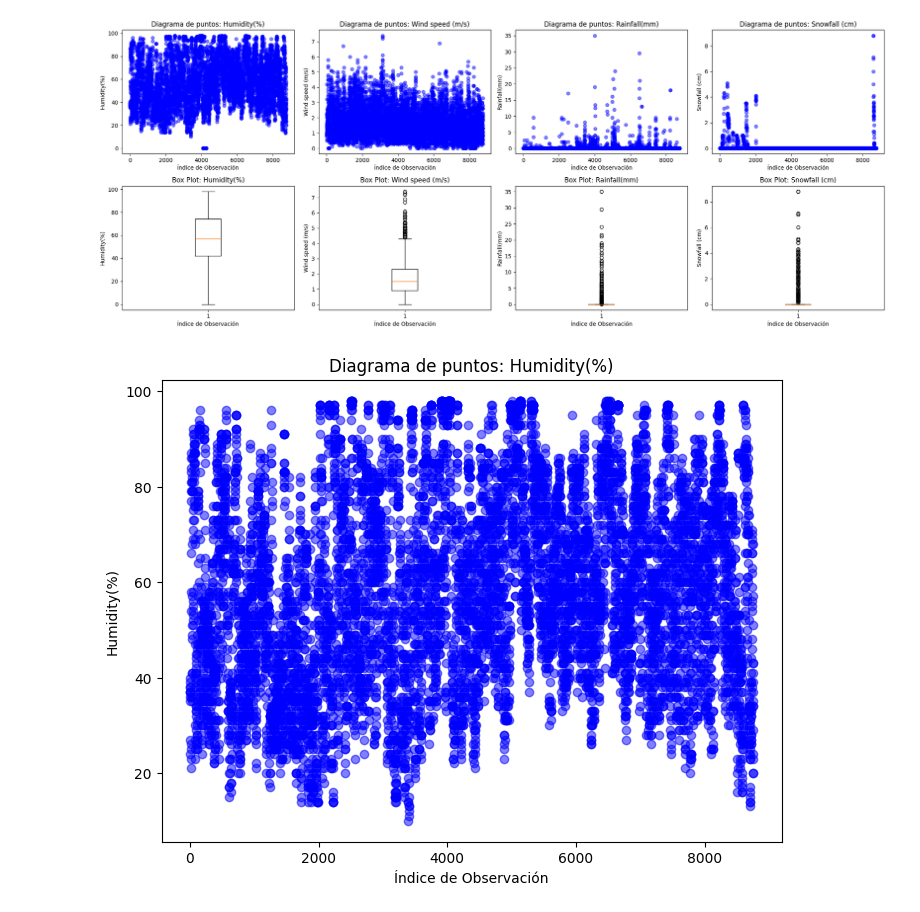
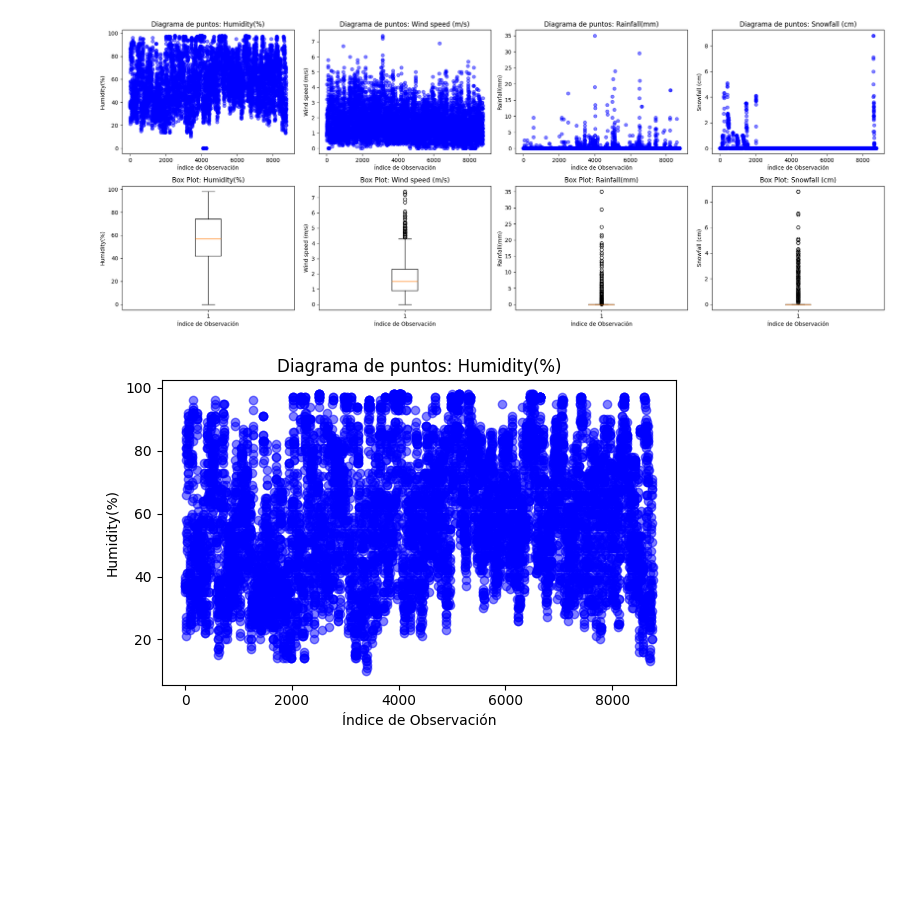
Before and after one commit to jerussi123/Proyectos, a Jupyter notebook: proyecto_1/Soporte_Limpieza.ipynb, the cells around one changed output. Cells and saved outputs as stored; diff of their text form; code cells hidden in the pictures; blank space fills up the shorter version.

Commit message:
Nueva imagen de puntos humedad

```diff
--- a/proyecto_1/Soporte_Limpieza.ipynb
+++ b/proyecto_1/Soporte_Limpieza.ipynb
@@ -185,13 +185,15 @@ plt.show()
 # %%
 data2 = data[data["Humidity(%)"] >= 5]
 
-plt.figure(figsize=(8, 6))
+plt.figure(figsize=(6, 4))
 plt.scatter(data2.index, data2["Humidity(%)"], alpha=0.5, color='blue')
 plt.title('Diagrama de puntos: Humidity(%)')
 plt.xlabel('Índice de Observación')
 plt.ylabel("Humidity(%)")
+plt.tight_layout()
+plt.savefig("Humedad_Arreglada")
 plt.show()
 # %% [output]
-[figure, old version]
+[figure, new version]
 # %%
 data2.to_csv('Data_limpia.csv', index=False)
```
Also changed, not shown: 1 other file.
